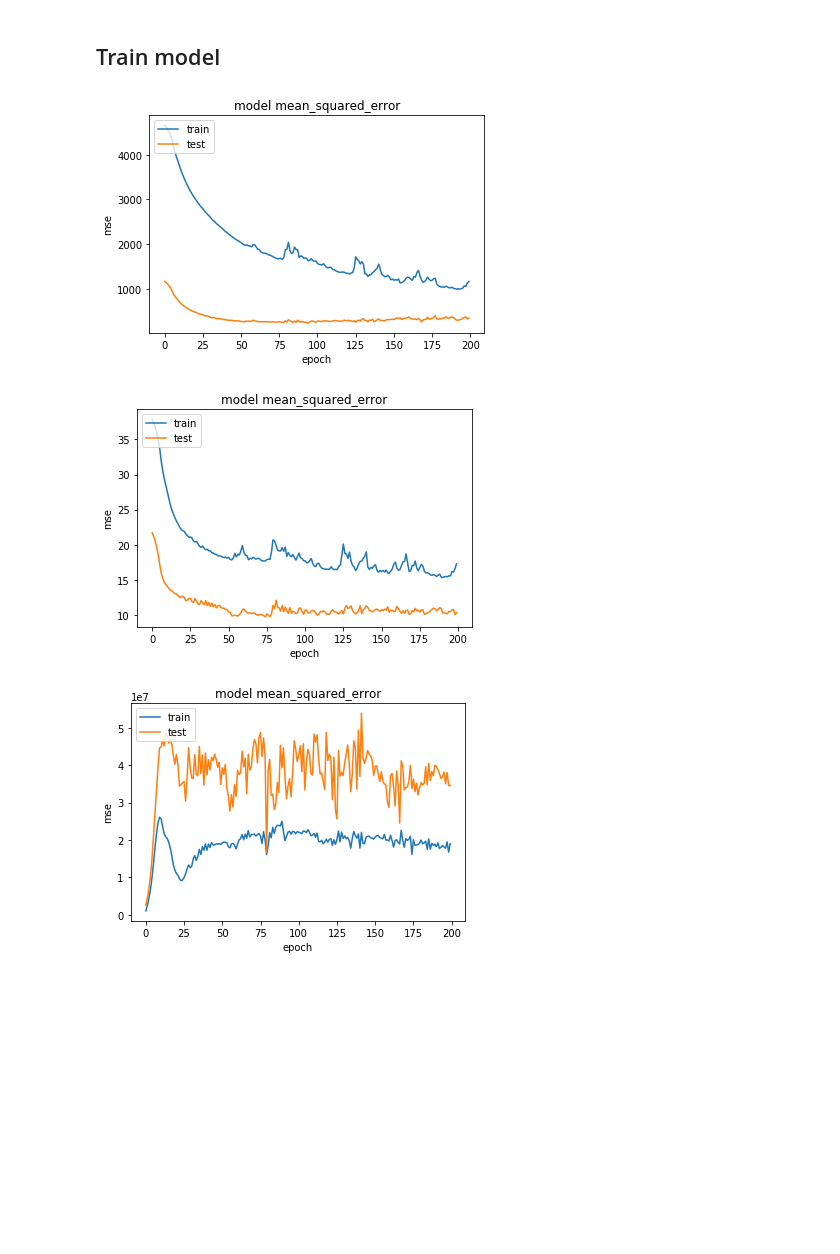
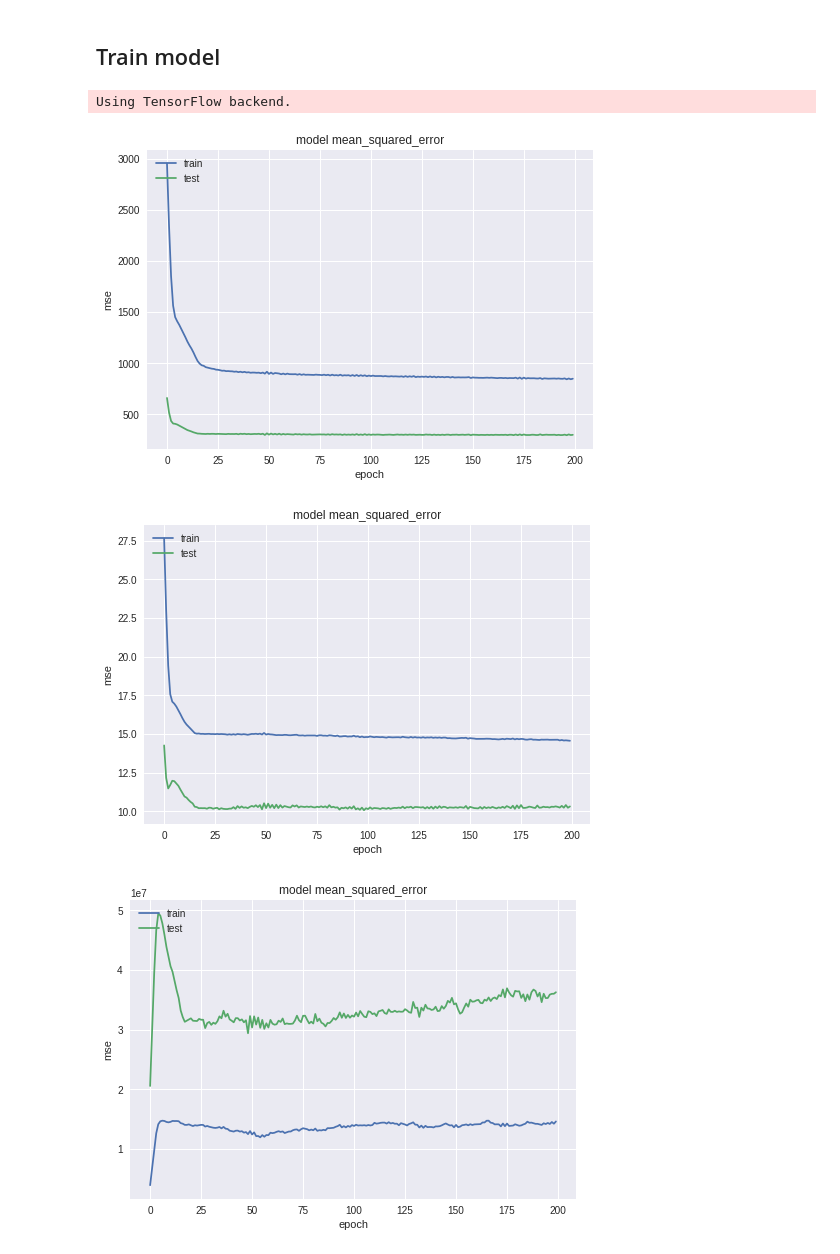
Before and after one commit to elapuestojoe/cdcDengue, a Jupyter notebook: SanJuanModels/4Weeks/LSTM_4Weeks_SanJuan.ipynb, the cells around one changed output. Saved outputs shown, nothing was run; the diff lists cells and outputs as text; code cells hidden in the pictures; blank space fills up the shorter version.

Commit message:
Adding San Juan LSTM Models

```diff
--- a/SanJuanModels/4Weeks/LSTM_4Weeks_SanJuan.ipynb
+++ b/SanJuanModels/4Weeks/LSTM_4Weeks_SanJuan.ipynb
@@ -3,7 +8,8 @@ import pandas as pd
 import matplotlib.pyplot as plt
 import numpy as np
 # %%
-sanjuan_dataset = pd.read_csv("../../dengueData/SanJuan/san_juan_training_data.csv")
+# sanjuan_dataset = pd.read_csv("../../dengueData/SanJuan/san_juan_training_data.csv")
+sanjuan_dataset = pd.read_csv("drive/My Drive/cdcDengue/dengueData/SanJuan/san_juan_training_data.csv")
 print(sanjuan_dataset.head())
 print("Number of observations: ", len(sanjuan_dataset))
 # %% [output]
@@ -99,42 +105,56 @@ print(test_y.shape)
 ## Train model
 # %%
 from keras.models import Sequential
-from keras.layers import LSTM, Dense
-model = Sequential()
-model.add(LSTM(16, input_shape=(1,4), return_sequences=False))
-model.add(Dense(32, activation="relu"))
-model.add(Dense(1, activation="linear"))
-model.compile(loss="mse", optimizer="adam", metrics=["mse", "mae", "mape"])
+from keras.layers import LSTM, Dense, Input, Flatten
+from keras.layers.merge import concatenate
+from keras.constraints import non_neg
+from keras.models import Model
+from sklearn.metrics import mean_squared_error
+input_layer = Input(shape=(1,4))
+b1_out = LSTM(64, return_sequences=False)(input_layer)
+
+b2_out = Dense(32, activation="relu", kernel_regularizer="l2")(input_layer)
+b2_out = Flatten()(b2_out)
+
+concatenated = concatenate([b1_out, b2_out])
+out = Dense(4, activation="relu", kernel_regularizer="l2")(concatenated)
+out = Dense(4, activation="relu", kernel_regularizer="l2")(out)
+out = Dense(1, activation="linear", kernel_constraint=non_neg(), name='output_layer')(out)
+
+model = Model([input_layer], out)
+model.compile(loss=["mse"], optimizer="adam", metrics=["mae", "mse", "mean_absolute_percentage_error"])
+
 
 history = model.fit(train_X, train_y, epochs=200, batch_size=32, verbose=0, shuffle=False, validation_data=(test_X, test_y))
 
 plt.plot(history.history['mean_squared_error'])
 plt.plot(history.history['val_mean_squared_error'])
 plt.title('model mean_squared_error')
 plt.ylabel('mse')
 plt.xlabel('epoch')
 plt.legend(['train', 'test'], loc='upper left')
 plt.show()
 
 plt.plot(history.history['mean_absolute_error'])
 plt.plot(history.history['val_mean_absolute_error'])
 plt.title('model mean_squared_error')
 plt.ylabel('mse')
 plt.xlabel('epoch')
 plt.legend(['train', 'test'], loc='upper left')
 plt.show()
 
 plt.plot(history.history['mean_absolute_percentage_error'])
 plt.plot(history.history['val_mean_absolute_percentage_error'])
 plt.title('model mean_squared_error')
 plt.ylabel('mse')
 plt.xlabel('epoch')
 plt.legend(['train', 'test'], loc='upper left')
 plt.show()
 # %% [output]
+Using TensorFlow backend.
-[figure, old version]
+[figure, new version]
-[figure, old version]
+[figure, new version]
-[figure, old version]
+[figure, new version]
 # %%
 predictions = model.predict(test_X)
 plt.plot(predictions, color='red')
```
Also changed, not shown: parts of 5 cells of this notebook, 3 other files.
